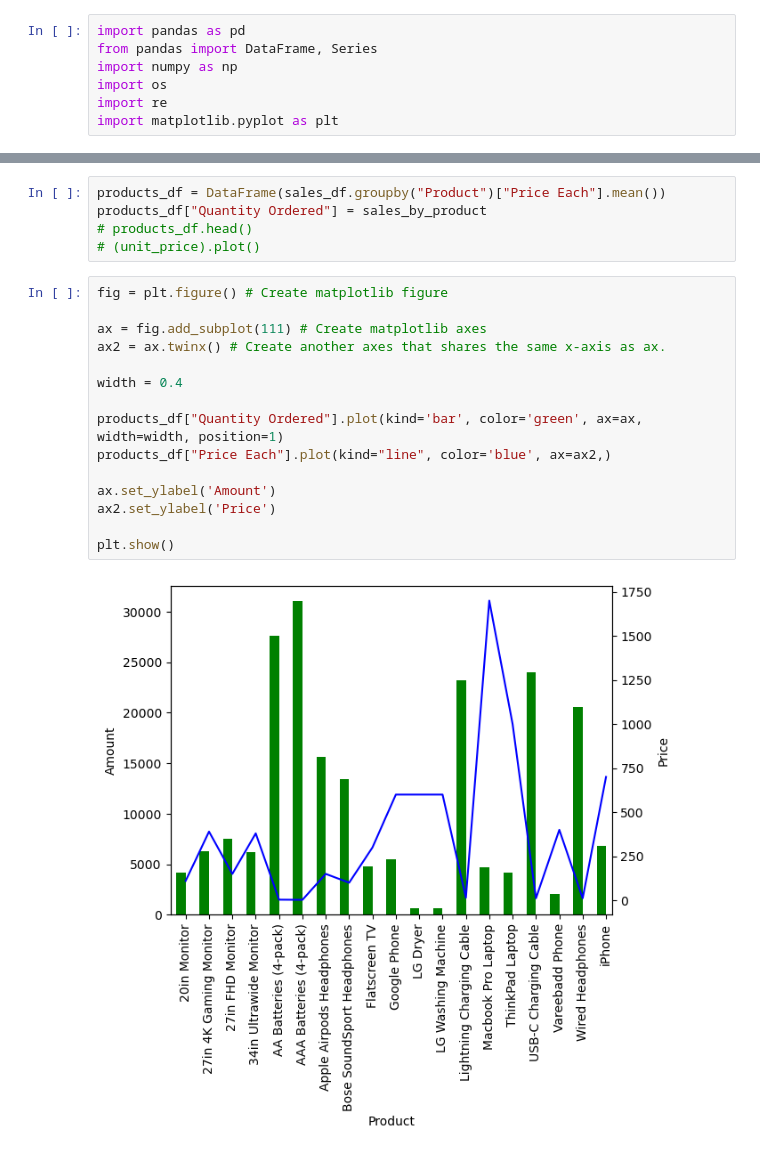
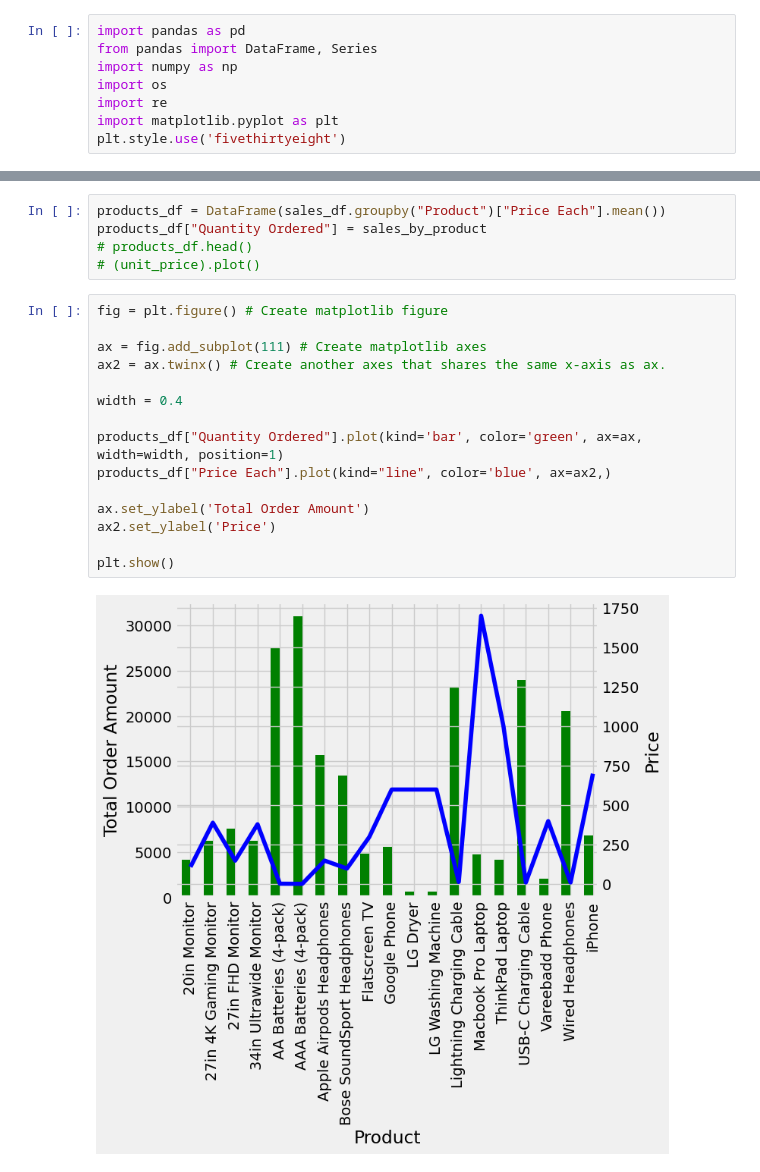
Before and after one commit to umais2005/SalesAnalysis, a Jupyter notebook: Sales Analysis Project.ipynb, the cells around one changed output, grey strips where cells are left out. Drawn from its saved outputs; the diff is of its cells as text.

```diff
--- a/Sales Analysis Project.ipynb
+++ b/Sales Analysis Project.ipynb
@@ -5,6 +5,7 @@ import numpy as np
 import os
 import re
 import matplotlib.pyplot as plt
+plt.style.use('fivethirtyeight')
 # %%
 sales_df = pd.read_csv("sales.csv")
 sales_df
@@ -148,17 +151,17 @@ products_df["Quantity Ordered"] = sales_by_product
 # %%
 fig = plt.figure() # Create matplotlib figure
 
 ax = fig.add_subplot(111) # Create matplotlib axes
 ax2 = ax.twinx() # Create another axes that shares the same x-axis as ax.
 
 width = 0.4
 
 products_df["Quantity Ordered"].plot(kind='bar', color='green', ax=ax, width=width, position=1)
 products_df["Price Each"].plot(kind="line", color='blue', ax=ax2,)
 
-ax.set_ylabel('Amount')
+ax.set_ylabel('Total Order Amount')
 ax2.set_ylabel('Price')
 
 plt.show()
 # %% [output]
-[figure, old version]
+[figure, new version]
```
Also changed, not shown: parts of 5 cells of this notebook, 1 other file.
